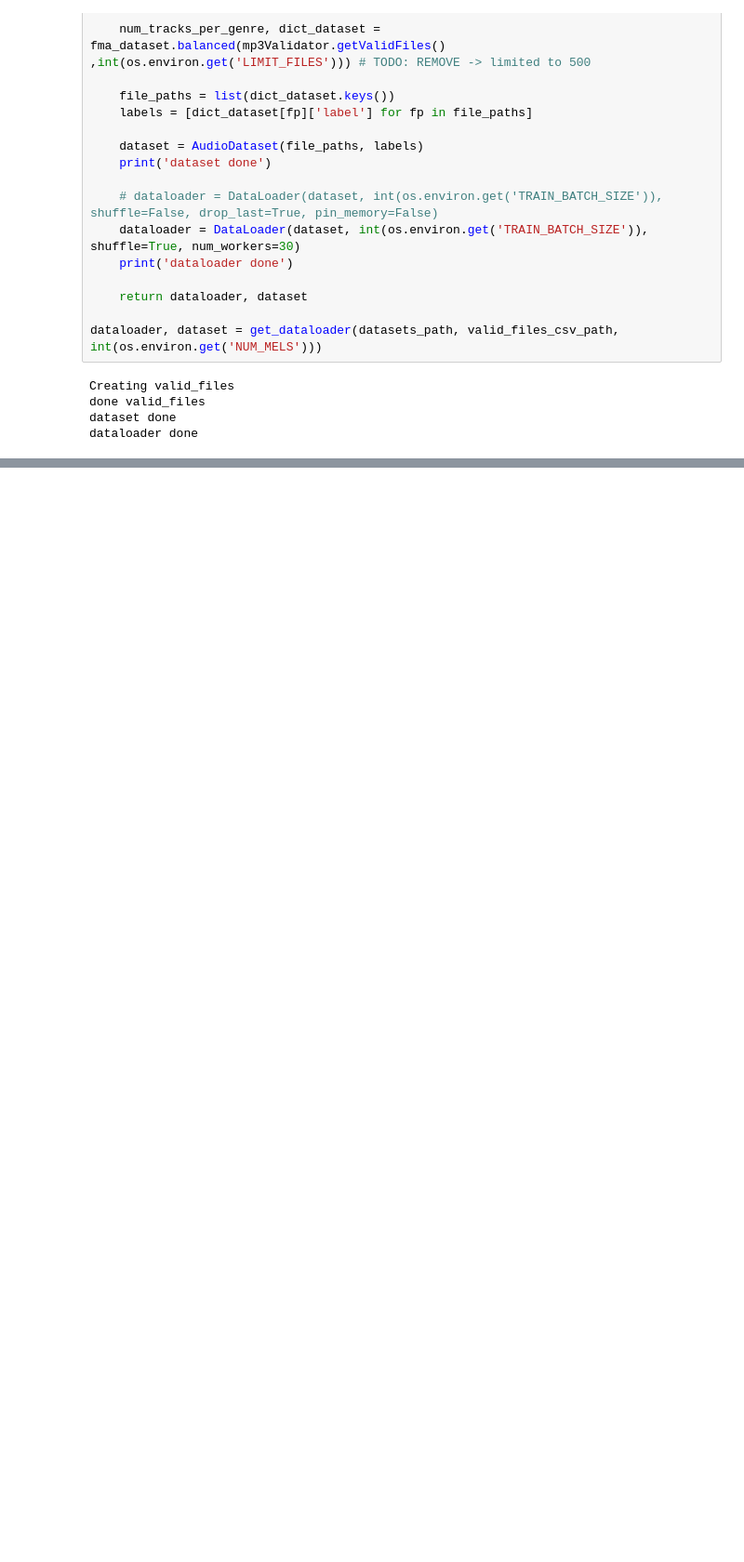
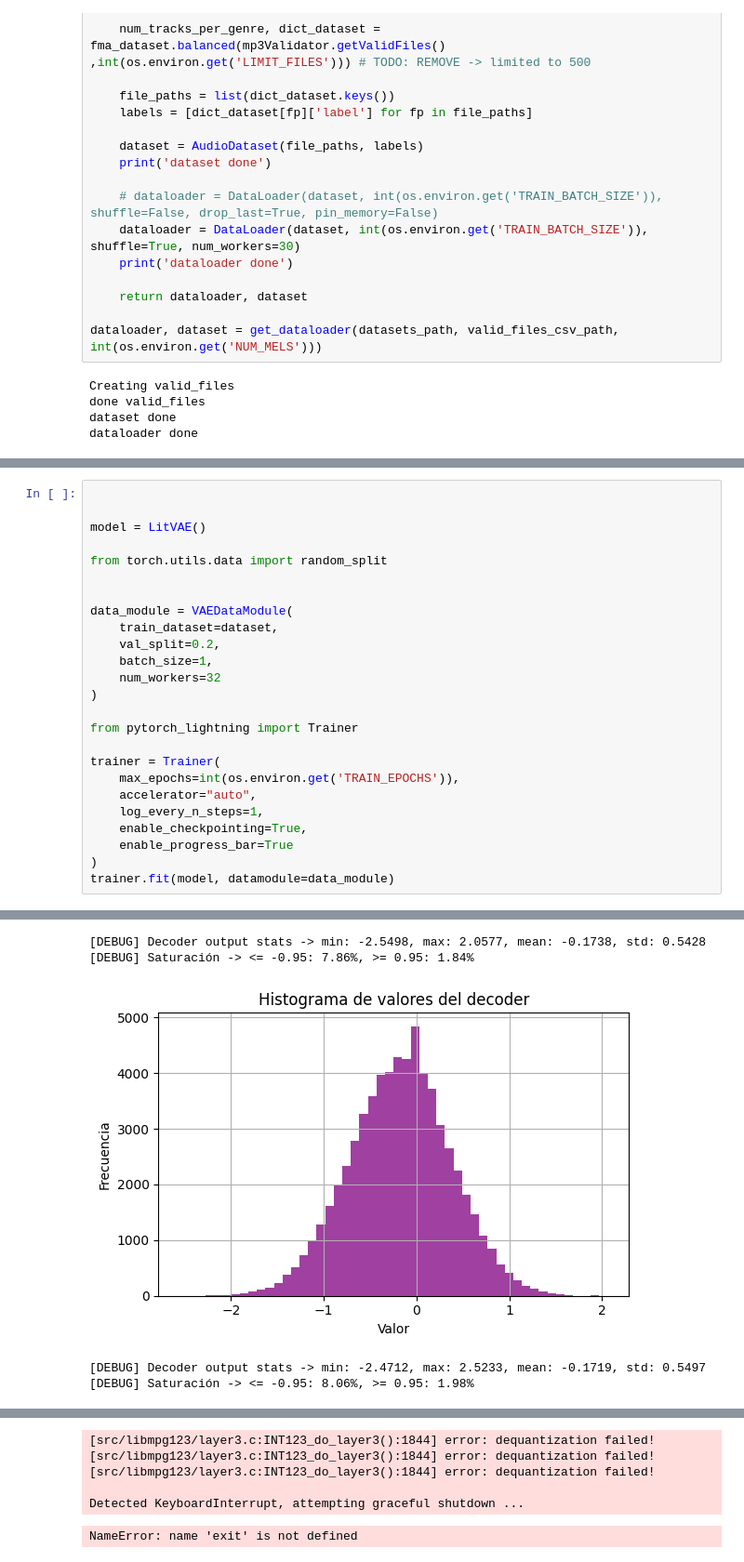
Before and after one commit to lukemaster/euterpe, a Jupyter notebook: vae_executor.train.ipynb, the cells around one changed output, grey strips where cells are left out. Shown at 93% size. Drawn from its saved outputs; the diff is of its cells as text; blank space fills up the shorter version.

Commit message:
feat: train, val, test (#9)

```diff
--- a/vae_executor.train.ipynb
+++ b/vae_executor.train.ipynb
@@ -247,0 +477,26 @@ LOCAL_RANK: 0 - CUDA_VISIBLE_DEVICES: [0]
+# %%
+
+
+model = LitVAE()
+
+from torch.utils.data import random_split
+
+
+data_module = VAEDataModule(
+    train_dataset=dataset,
+    val_split=0.2,
+    batch_size=1,
+    num_workers=32
+)
+
+from pytorch_lightning import Trainer
+
+trainer = Trainer(
+    max_epochs=int(os.environ.get('TRAIN_EPOCHS')),
+    accelerator="auto",
+    log_every_n_steps=1,
+    enable_checkpointing=True,
+    enable_progress_bar=True
+)
+trainer.fit(model, datamodule=data_module)
+# %% [output]
@@ -247,0 +520,5 @@ LOCAL_RANK: 0 - CUDA_VISIBLE_DEVICES: [0]
+[DEBUG] Decoder output stats -> min: -2.5498, max: 2.0577, mean: -0.1738, std: 0.5428
+[DEBUG] Saturación -> <= -0.95: 7.86%, >= 0.95: 1.84%
+[figure, added]
+[DEBUG] Decoder output stats -> min: -2.4712, max: 2.5233, mean: -0.1719, std: 0.5497
+[DEBUG] Saturación -> <= -0.95: 8.06%, >= 0.95: 1.98%
@@ -248,3 +526,9 @@ LOCAL_RANK: 0 - CUDA_VISIBLE_DEVICES: [0]
+[src/libmpg123/layer3.c:INT123_do_layer3():1844] error: dequantization failed!
+[src/libmpg123/layer3.c:INT123_do_layer3():1844] error: dequantization failed!
+[src/libmpg123/layer3.c:INT123_do_layer3():1844] error: dequantization failed!
+
+Detected KeyboardInterrupt, attempting graceful shutdown ...
+NameError: name 'exit' is not defined
 # %%
 import os
 import torch
```
Also changed, not shown: parts of 7 cells of this notebook.
